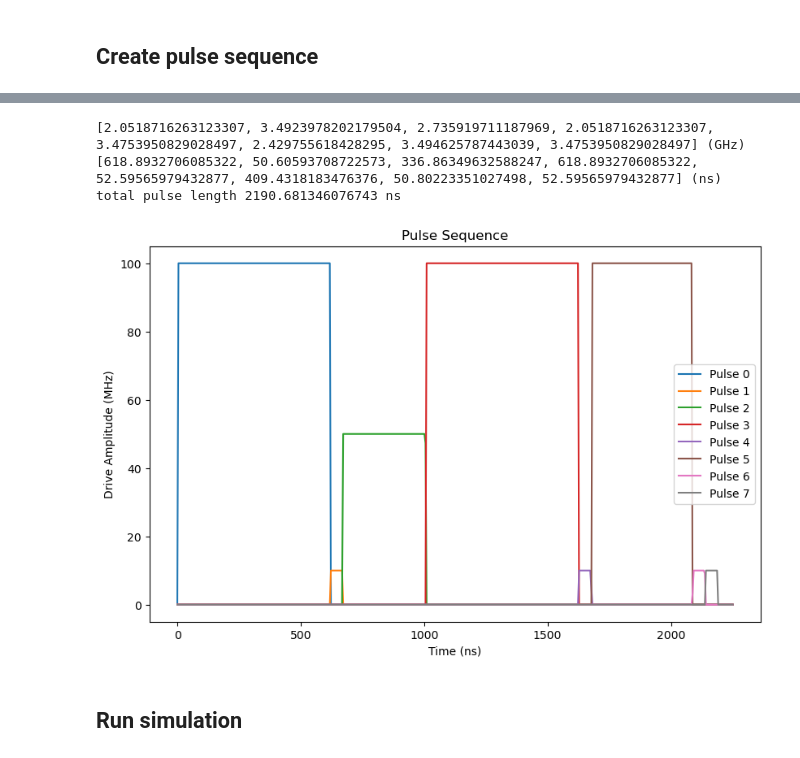
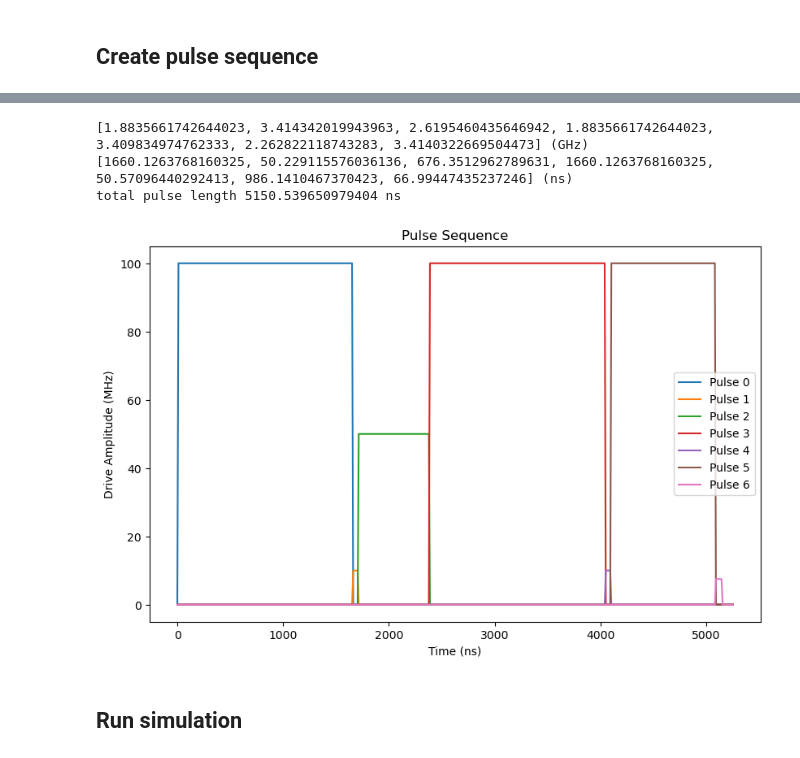
Before and after one commit to sebastienLeg/qutip_sims, a Jupyter notebook: 4transmon_fixed_freq_swap.ipynb, the cells around one changed output, grey strips where cells are left out. Saved outputs shown, nothing was run; the diff lists cells and outputs as text; code cells hidden in the pictures.

```diff
--- a/4transmon_fixed_freq_swap.ipynb
+++ b/4transmon_fixed_freq_swap.ipynb
@@ -163,26 +184,26 @@ Clashes to 0.1 GHz with gege <-> ggge (freq = 3.494625787443039) tpi 10.16044670
 # %%
 # times = np.linspace(0, 26000, 1000)
-times = np.linspace(0, 2250, 500)
+times = np.linspace(0, 5250, 500)
 # times = np.linspace(0, 300, 700)
 # times = np.linspace(0, 50, 100)
 
 envelope_seq = seq.get_envelope_seq()
 pulse_amps = seq.get_pulse_amps()
 print(seq.get_pulse_freqs(), '(GHz)')
 print(seq.get_pulse_lengths(), '(ns)')
 print('total pulse length', sum(seq.get_pulse_lengths()), 'ns')
 for i in range(len(envelope_seq)):
     plt.plot(times, [pulse_amps[i]*envelope_seq[i](t)/MHz for t in times], label=f'Pulse {i}')
 plt.xlabel('Time (ns)')
 plt.ylabel('Drive Amplitude (MHz)')
 plt.title('Pulse Sequence')
 plt.legend()
 plt.show()
 # %% [output]
-[2.0518716263123307, 3.4923978202179504, 2.735919711187969, 2.0518716263123307, 3.4753950829028497, 2.429755618428295, 3.494625787443039, 3.4753950829028497] (GHz)
-[618.8932706085322, 50.60593708722573, 336.86349632588247, 618.8932706085322, 52.59565979432877, 409.4318183476376, 50.80223351027498, 52.59565979432877] (ns)
-total pulse length 2190.681346076743 ns
+[1.8835661742644023, 3.414342019943963, 2.6195460435646942, 1.8835661742644023, 3.409834974762333, 2.262822118743283, 3.4140322669504473] (GHz)
+[1660.1263768160325, 50.229115576036136, 676.3512962789631, 1660.1263768160325, 50.57096440292413, 986.1410467370423, 66.99447435237246] (ns)
+total pulse length 5150.539650979404 ns
-[figure, old version]
+[figure, new version]
 # %% [markdown]
 ## Run simulation
 # %%
```
Also changed, not shown: parts of 10 cells of this notebook, 2 other files.
